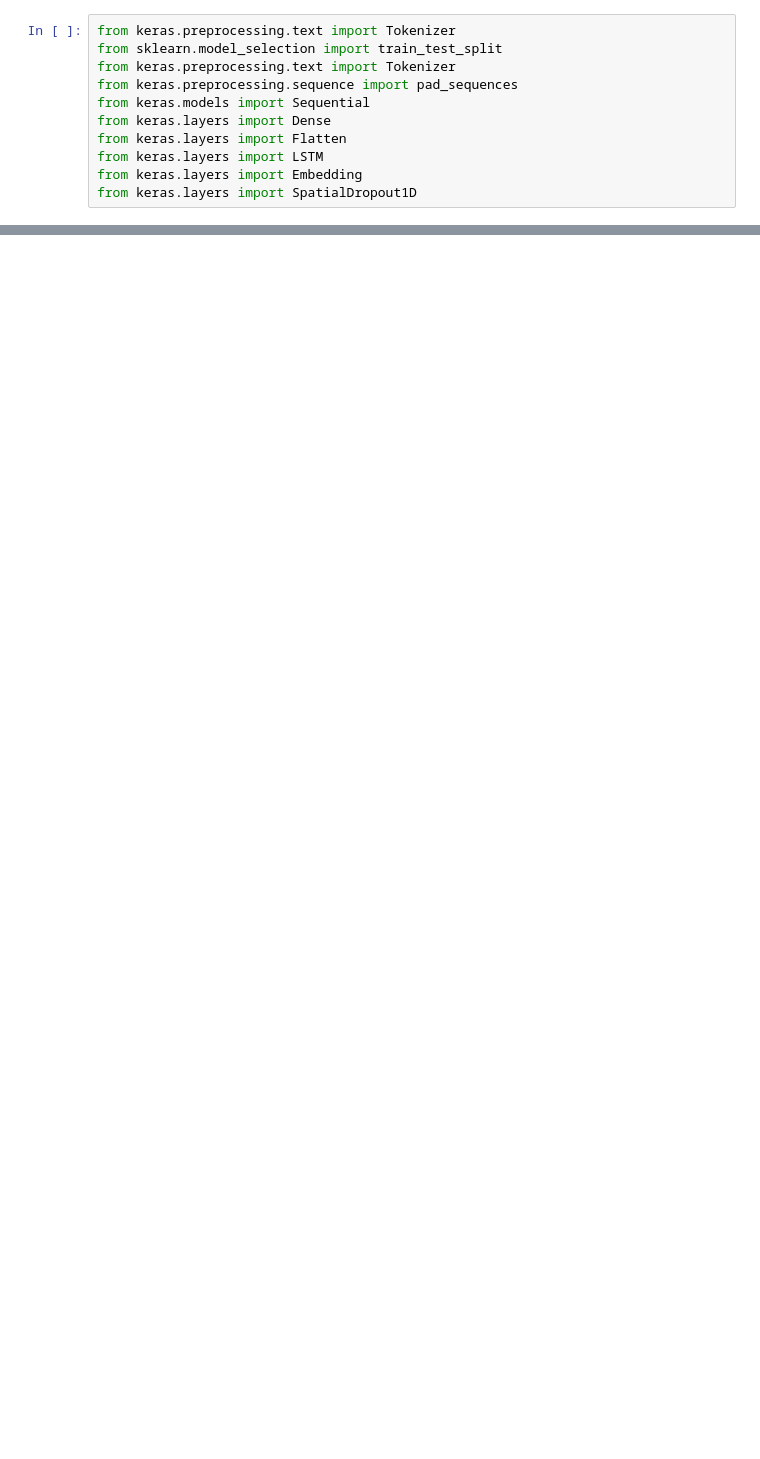
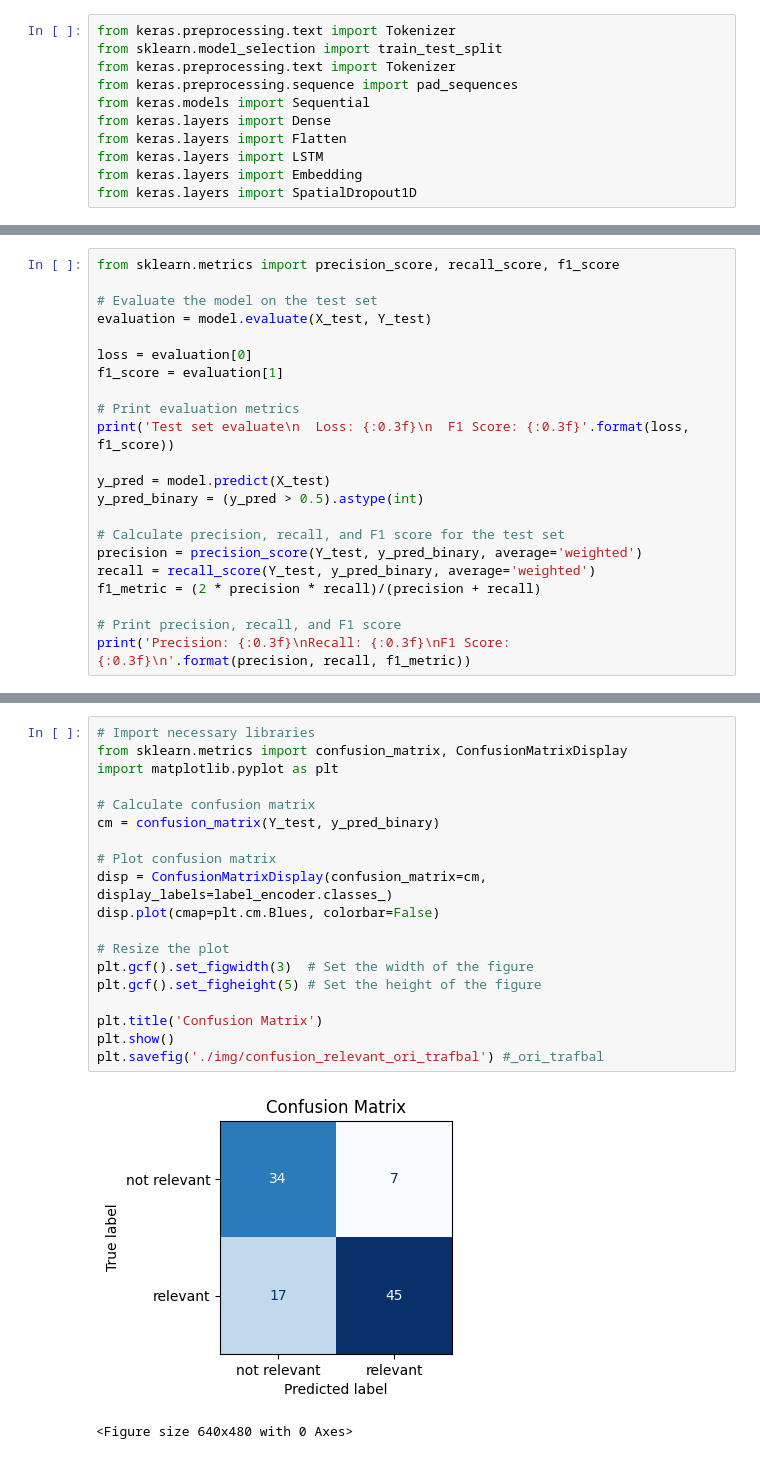
Before and after one commit to knnatt/Twitter_NLP, a Jupyter notebook: lstm_v.sukree_keras_relevance.ipynb, the cells around one changed output, grey strips where cells are left out. Cells and saved outputs as stored; diff of their text form; blank space fills up the shorter version.

Commit message:
Updated IPYNB with the early stop, f1 eval  and new confusion metrix

```diff
--- a/lstm_v.sukree_keras_relevance.ipynb
+++ b/lstm_v.sukree_keras_relevance.ipynb
@@ -172,0 +237,22 @@ Epoch 50/50
+# %%
+from sklearn.metrics import precision_score, recall_score, f1_score
+
+# Evaluate the model on the test set
+evaluation = model.evaluate(X_test, Y_test)
+
+loss = evaluation[0]
+f1_score = evaluation[1]
+
+# Print evaluation metrics
+print('Test set evaluate\n  Loss: {:0.3f}\n  F1 Score: {:0.3f}'.format(loss, f1_score))
+
+y_pred = model.predict(X_test)
+y_pred_binary = (y_pred > 0.5).astype(int)
+
+# Calculate precision, recall, and F1 score for the test set
+precision = precision_score(Y_test, y_pred_binary, average='weighted')
+recall = recall_score(Y_test, y_pred_binary, average='weighted')
+f1_metric = (2 * precision * recall)/(precision + recall)
+
+# Print precision, recall, and F1 score
+print('Precision: {:0.3f}\nRecall: {:0.3f}\nF1 Score: {:0.3f}\n'.format(precision, recall, f1_metric))
@@ -172,0 +268,22 @@ Epoch 50/50
+# %%
+# Import necessary libraries
+from sklearn.metrics import confusion_matrix, ConfusionMatrixDisplay
+import matplotlib.pyplot as plt
+
+# Calculate confusion matrix
+cm = confusion_matrix(Y_test, y_pred_binary)
+
+# Plot confusion matrix
+disp = ConfusionMatrixDisplay(confusion_matrix=cm, display_labels=label_encoder.classes_)
+disp.plot(cmap=plt.cm.Blues, colorbar=False)
+
+# Resize the plot
+plt.gcf().set_figwidth(3)  # Set the width of the figure
+plt.gcf().set_figheight(5) # Set the height of the figure
+
+plt.title('Confusion Matrix')
+plt.show()
+plt.savefig('./img/confusion_relevant_ori_trafbal') #_ori_trafbal
+# %% [output]
+[figure, added]
+<Figure size 640x480 with 0 Axes>
```
Also changed, not shown: parts of 32 cells of this notebook.
